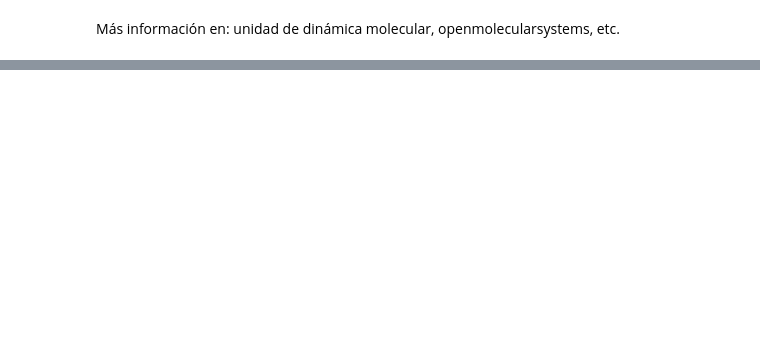
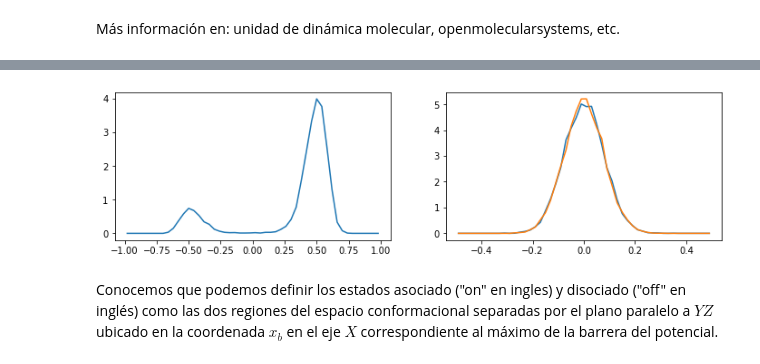
Before and after one commit to uibcdf/Academia, a Jupyter notebook: academia/Diseño_racional_de_moleculas/Doble_pozo/Doble_pozo.ipynb, the cells around one changed output, grey strips where cells are left out. Cells and saved outputs as stored; diff of their text form; code cells hidden in the pictures; blank space fills up the shorter version.

```diff
--- a/academia/Diseño_racional_de_moleculas/Doble_pozo/Doble_pozo.ipynb
+++ b/academia/Diseño_racional_de_moleculas/Doble_pozo/Doble_pozo.ipynb
@@ -26,0 +81,31 @@ b=1.0 * unit.kilocalories_per_mole # vertical shift of basins (approx.)
+# %%
+def occupation_probability_density_1d(traj_x, x_range, n_bins):
+    delta_x = (x_range[1]-x_range[0])/n_bins
+    frequency = np.zeros(n_bins, dtype=int)
+    for x in traj_x:
+        bin_visited = int((x-x_range[0])/delta_x)
+        frequency[bin_visited]+=1
+    x_bins_centers = (x_range[0]+0.5*delta_x) + delta_x*np.arange(n_bins)
+    bins_probability_density = (1.0/delta_x)*(frequency/frequency.sum())
+    return x_bins_centers, bins_probability_density
+# %%
+traj_x = reporter['coordinates'][:,0,0]
+x_center_bin, px = occupation_probability_density_1d(traj_x, [-1,1]*unit.nanometers, 50)
+
+traj_y = reporter['coordinates'][:,0,1]
+y_center_bin, py = occupation_probability_density_1d(traj_y, [-0.5,0.5]*unit.nanometers, 50)
+
+traj_z = reporter['coordinates'][:,0,2]
+z_center_bin, pz = occupation_probability_density_1d(traj_z, [-0.5,0.5]*unit.nanometers, 50)
+# %%
+fig, axs = plt.subplots(1, 2)
+fig.set_size_inches([12,3])
+axs[0].plot(x_center_bin, px)
+axs[1].plot(y_center_bin, py)
+axs[1].plot(z_center_bin, pz)
+
+plt.show()
+# %% [output]
+[figure, added]
+# %% [markdown]
+Conocemos que podemos definir los estados asociado ("on" en ingles) y disociado ("off" en inglés) como las dos regiones del espacio conformacional separadas por el plano paralelo a $YZ$ ubicado en la coordenada $x_{b}$ en el eje $X$ correspondiente al máximo de la barrera del potencial.
```
Also changed, not shown: parts of 24 cells of this notebook.
